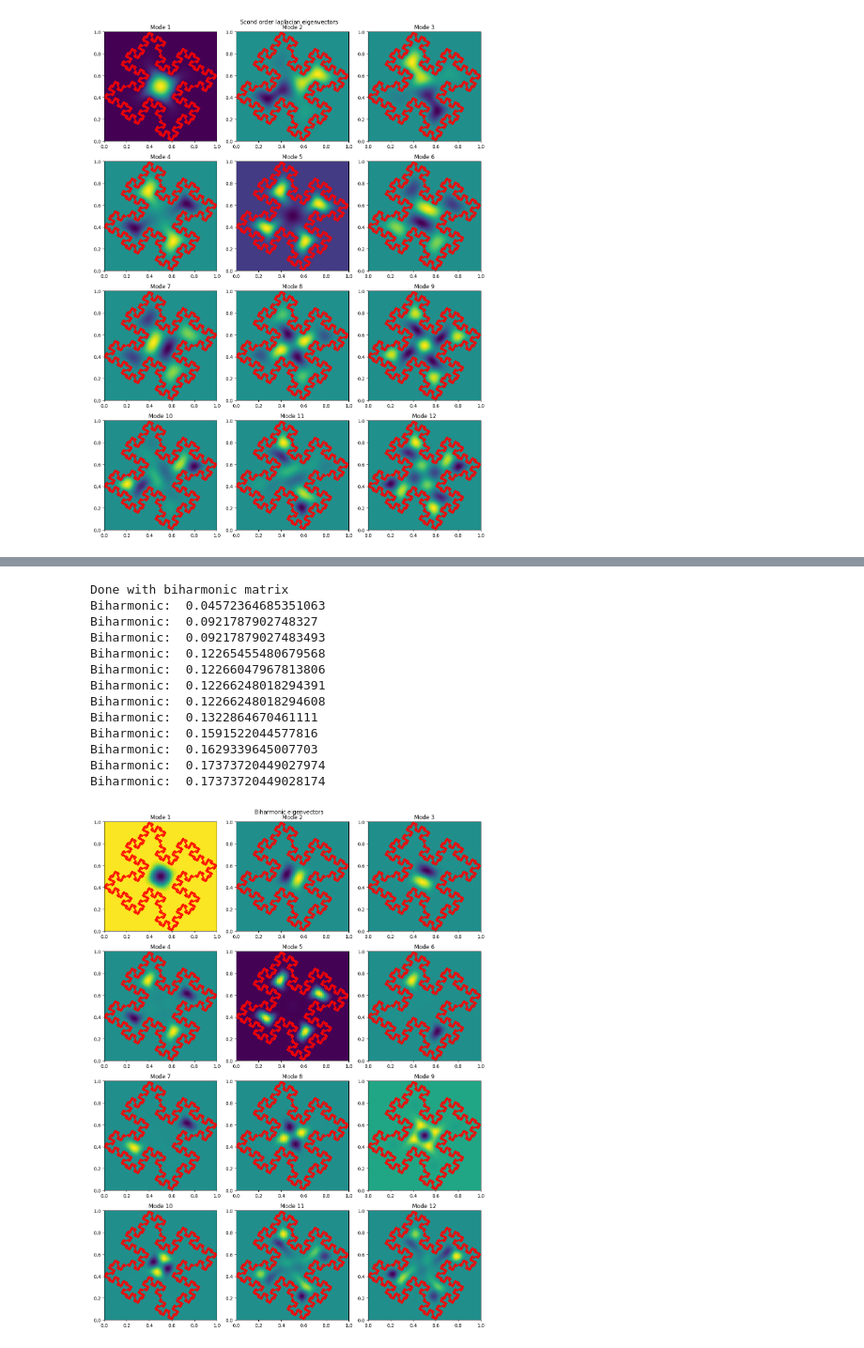
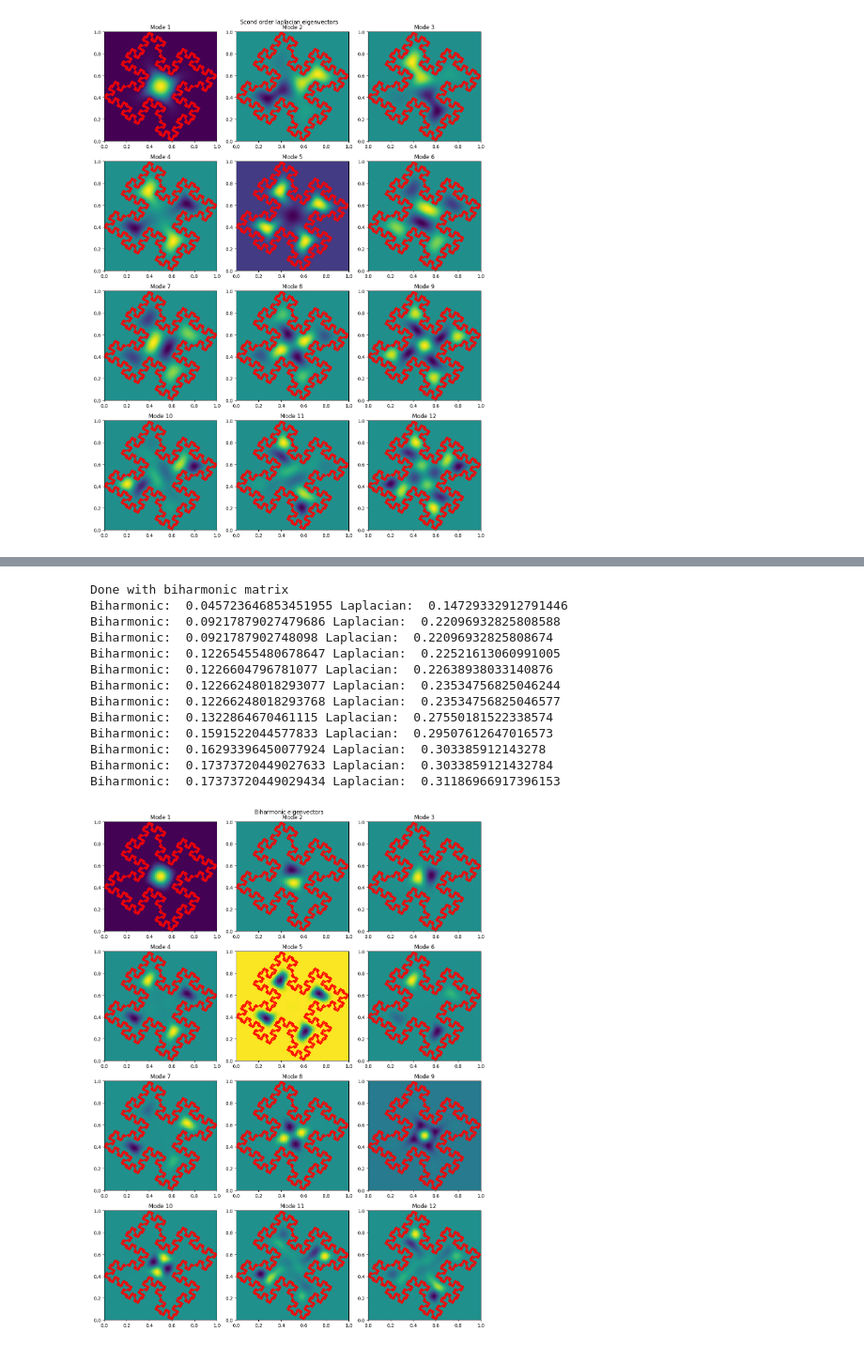
Before and after one commit to erikkoh/Numfys, a Jupyter notebook: Assignment2/Projectnotebook.ipynb, the cells around one changed output, grey strips where cells are left out. Shown at 94% size. Drawn from its saved outputs; the diff is of its cells as text; code cells hidden in the pictures.

```diff
--- a/Assignment2/Projectnotebook.ipynb
+++ b/Assignment2/Projectnotebook.ipynb
@@ -542,6 +527,9 @@ def biharmonic_matrix(vector_length, row_length, grid):
                     index_dic[point_type][1] = 0
                     if point_type == "previous_yy" or point_type == "previous_xx" or point_type == "next_xx" or point_type == "next_yy":
                         self_index += 1
+            else:
+                if point_type == "previous_yy" or point_type == "previous_xx" or point_type == "next_xx" or point_type == "next_yy":
+                    self_index += 1
         return self_index
 
     num_rows = vector_length // row_length
@@ -585,29 +573,29 @@ def biharmonic_matrix(vector_length, row_length, grid):
 # %%
 grid_3 = grids[2]
 x_collum = grid_3[:,0]
 biharmonic = biharmonic_matrix(len(grid_3),len(set(x_collum)), grid_3)
 laplacian = sparse_discrete_laplacian(len(grid_3),len(set(x_collum)), grid_3 )
 print("Done with biharmonic matrix")
 eigenvalues_3, eigenvectors_3 = find_eiegenvalues(biharmonic, 12, "SM")
 eigenvalues_2, eigenvectors_2 = find_eiegenvalues(sparse_laplacian, 12, "SM")
 for i in range(len(eigenvalues_3)):
-    print("Biharmonic: ", np.sqrt(eigenvalues_3[i]))#, "Laplacian: ", np.sqrt(eigenvalues_2[i]))
+    print("Biharmonic: ", np.sqrt(eigenvalues_3[i]), "Laplacian: ", np.sqrt(eigenvalues_2[i]))
 plotting_eigenvectors(eigenvectors_3, boundries[3],"Biharmonic eigenvectors", 12)
-comparision_list = eigenvectors_2[:,2]
-combined_columns = np.c_[comparision_list, eigenvectors_2[:,8], eigenvectors_3[:, 2], eigenvectors_3[:, 8]]
+comparision_list = eigenvectors_2[:,9]
+combined_columns = np.c_[comparision_list, eigenvectors_2[:,11], eigenvectors_3[:, 9], eigenvectors_3[:, 11]]
 plotting_eigenvectors(combined_columns,boundries[3], "Biharmonic vs laplacian", 4)
 # %% [output]
 Done with biharmonic matrix
-Biharmonic:  0.04572364685351063
-Biharmonic:  0.0921787902748327
-Biharmonic:  0.09217879027483493
-Biharmonic:  0.12265455480679568
-Biharmonic:  0.12266047967813806
-Biharmonic:  0.12266248018294391
-Biharmonic:  0.12266248018294608
-Biharmonic:  0.1322864670461111
-Biharmonic:  0.1591522044577816
-Biharmonic:  0.1629339645007703
-Biharmonic:  0.17373720449027974
-Biharmonic:  0.17373720449028174
+Biharmonic:  0.045723646853451955 Laplacian:  0.14729332912791446
+Biharmonic:  0.09217879027479686 Laplacian:  0.22096932825808588
+Biharmonic:  0.0921787902748098 Laplacian:  0.22096932825808674
+Biharmonic:  0.12265455480678647 Laplacian:  0.22521613060991005
+Biharmonic:  0.1226604796781077 Laplacian:  0.22638938033140876
+Biharmonic:  0.12266248018293077 Laplacian:  0.23534756825046244
+Biharmonic:  0.12266248018293768 Laplacian:  0.23534756825046577
+Biharmonic:  0.1322864670461115 Laplacian:  0.27550181522338574
+Biharmonic:  0.1591522044577833 Laplacian:  0.29507612647016573
+Biharmonic:  0.16293396450077924 Laplacian:  0.303385912143278
+Biharmonic:  0.17373720449027633 Laplacian:  0.3033859121432784
+Biharmonic:  0.17373720449029434 Laplacian:  0.31186966917396153
-[figure, old version]
+[figure, new version]
```
Also changed, not shown: parts of 5 cells of this notebook, 3 other files.
